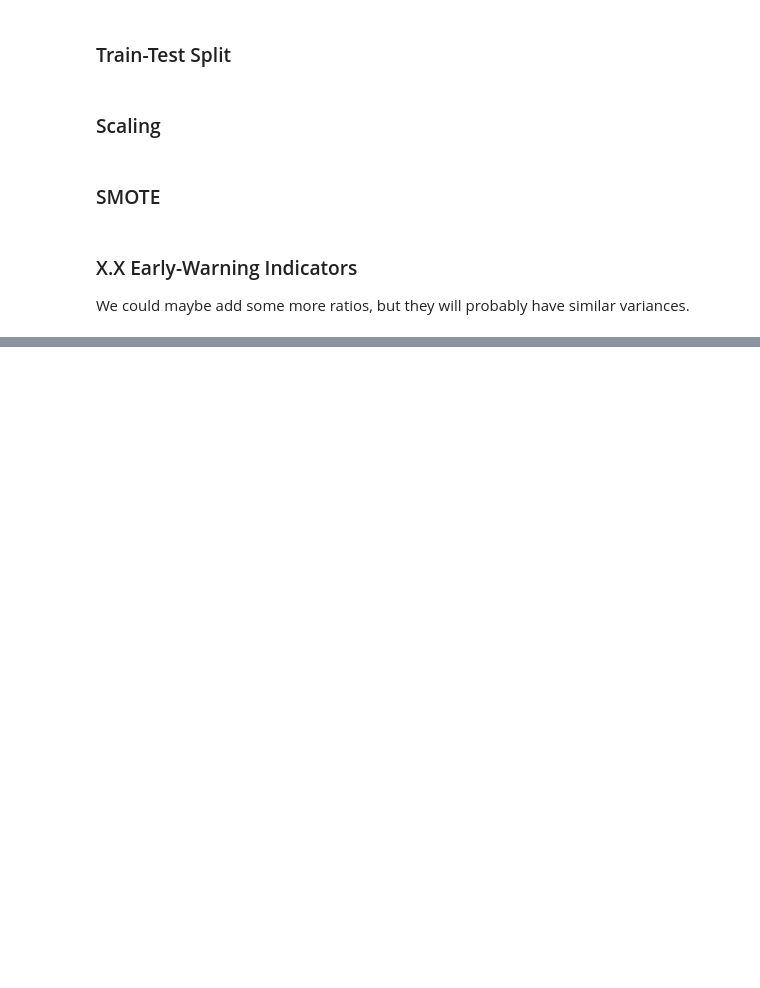
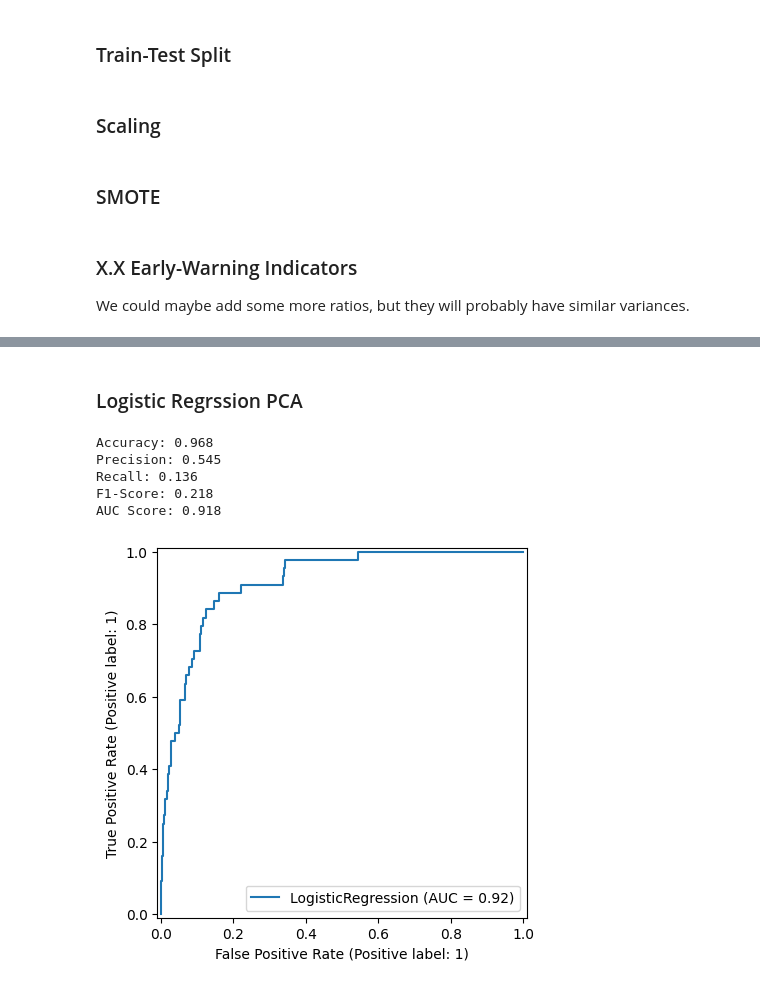
Before and after one commit to Vincent2308/Corporate-Bankruptcy, a Jupyter notebook: notebooks/week3/Taiwan_Week3.ipynb, the cells around one changed output, grey strips where cells are left out. Drawn from its saved outputs; the diff is of its cells as text; code cells hidden in the pictures; blank space fills up the shorter version.

```diff
--- a/notebooks/week3/Taiwan_Week3.ipynb
+++ b/notebooks/week3/Taiwan_Week3.ipynb
@@ -144,0 +204,17 @@ variance_df
+# %% [markdown]
+### Logistic Regrssion PCA
+# %%
+pca = PCA(n_components=1)
+x_train_pca = pca.fit_transform(x_train_sc)
+x_test_pca = pca.transform(x_test_sc)
+
+lr_pca = LogisticRegression()
+lr_pca.fit(x_train_pca, y_train)
+evaluate_model(lr_pca, x_test_pca, y_test)
+# %% [output]
+Accuracy: 0.968
+Precision: 0.545
+Recall: 0.136
+F1-Score: 0.218
+AUC Score: 0.918
+[figure, added]
```
Also changed, not shown: parts of 39 cells of this notebook.
